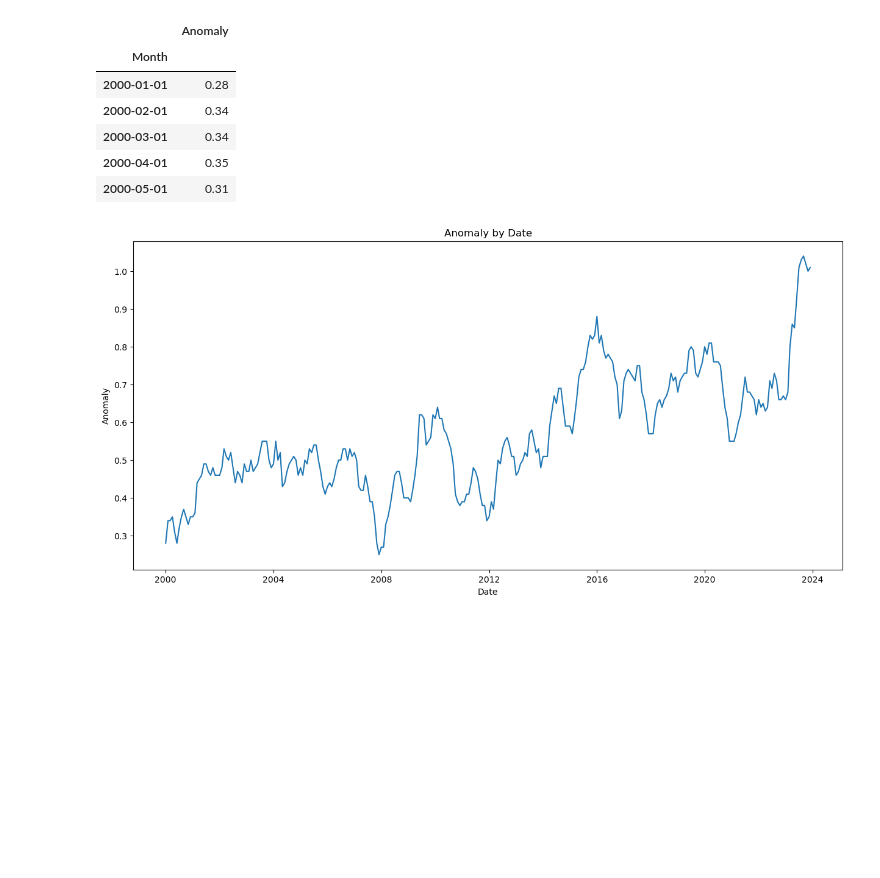
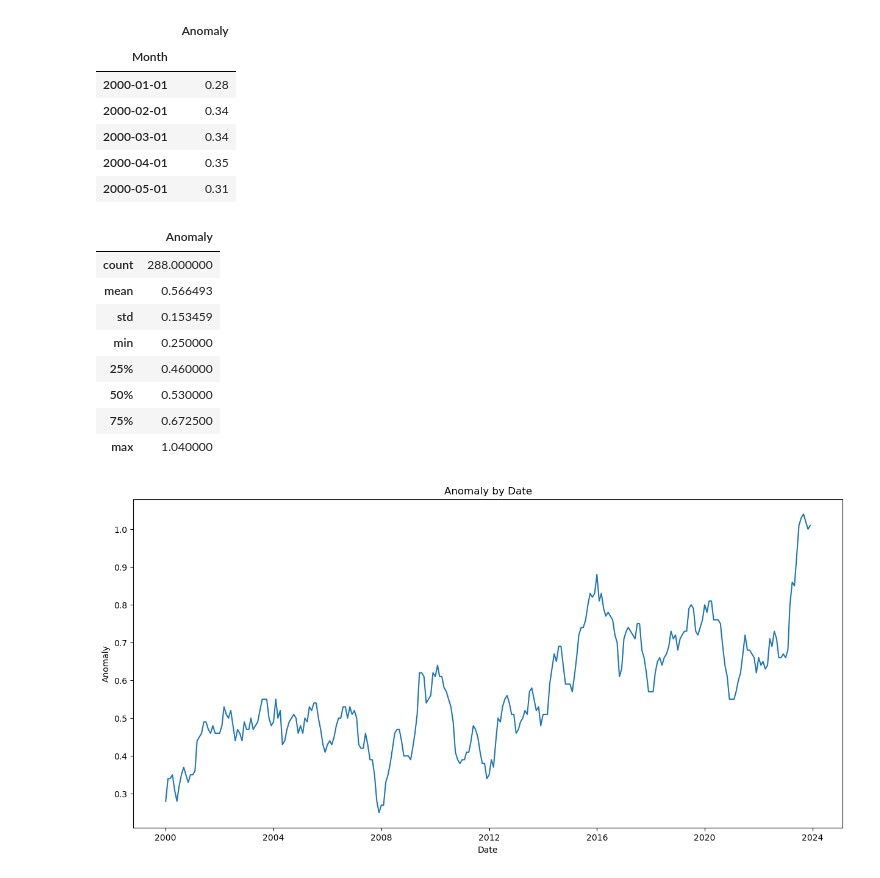
Before and after one commit to chrnthnkmutt/TempAnomaly_SARIMA, a Jupyter notebook: src/OceanPredict_SARIMA.ipynb, the cells around one changed output. Cells and saved outputs as stored; diff of their text form; code cells hidden in the pictures; blank space fills up the shorter version.

```diff
--- a/src/OceanPredict_SARIMA.ipynb
+++ b/src/OceanPredict_SARIMA.ipynb
@@ -27,6 +27,18 @@ df.head(5)
 | 2000-03-01 | 0.34 |
 | 2000-04-01 | 0.35 |
 | 2000-05-01 | 0.31 |
+# %%
+df.describe()
+# %% [output]
+|  | Anomaly |
+| count | 288.000000 |
+| mean | 0.566493 |
+| std | 0.153459 |
+| min | 0.250000 |
+| 25% | 0.460000 |
+| 50% | 0.530000 |
+| 75% | 0.672500 |
+| max | 1.040000 |
 # %%
 plt.figure(figsize=(15,7))
 plt.title("Anomaly by Date")
```
Also changed, not shown: 2 other files.
